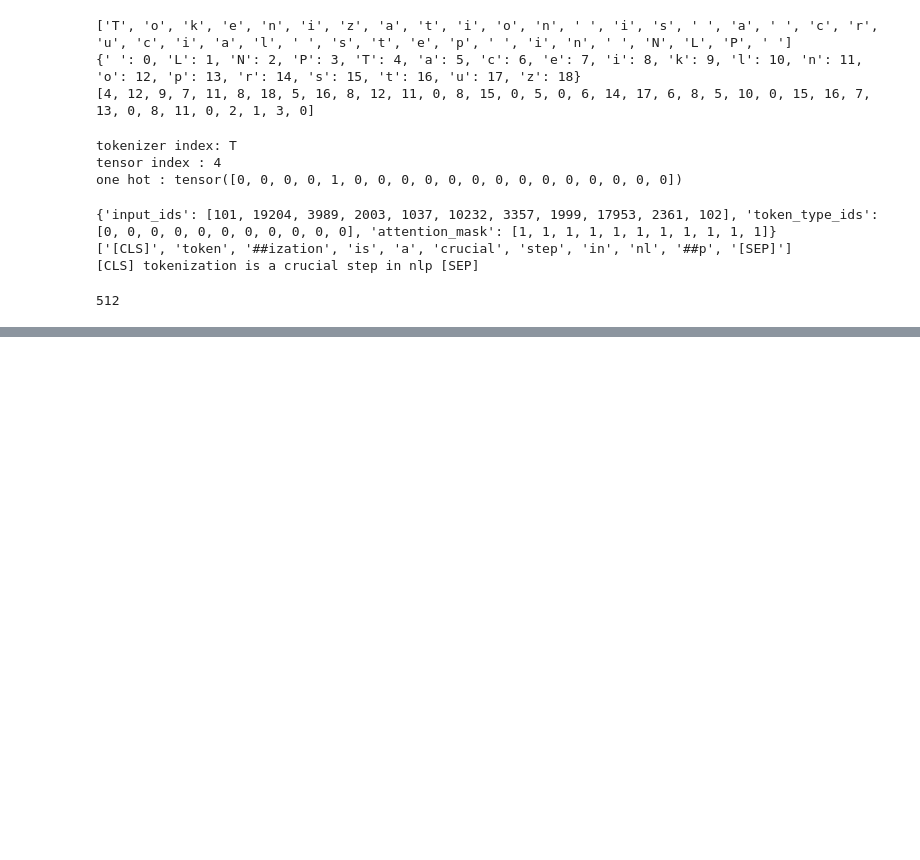
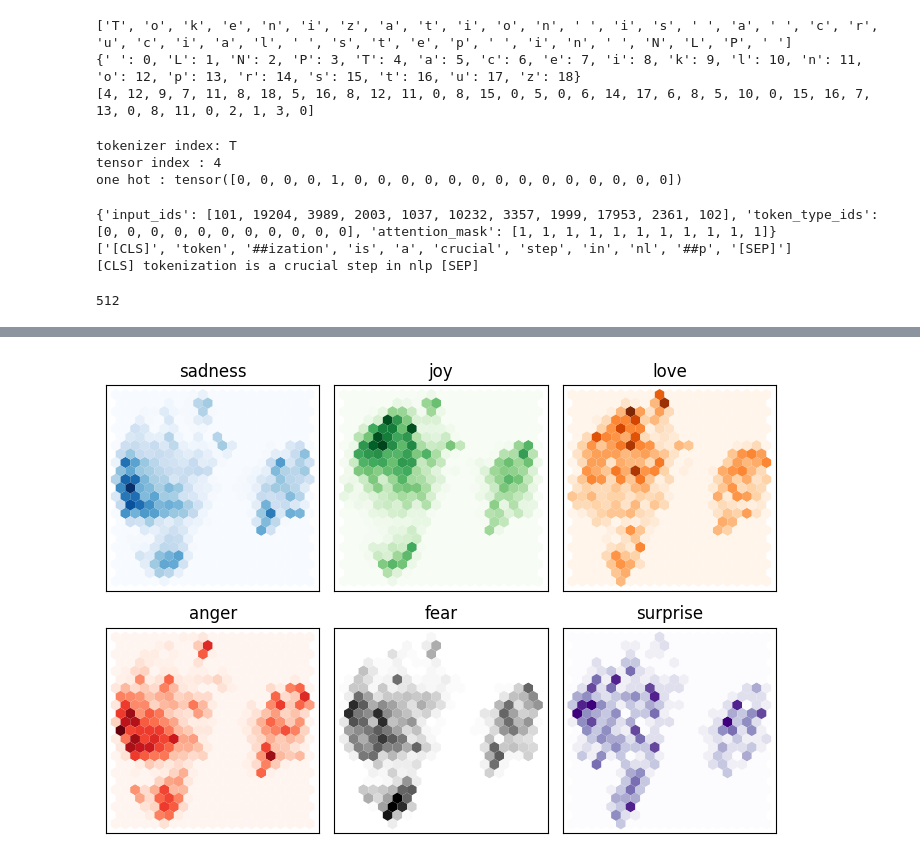
Before and after one commit to Dennischegemwangi/code-base, a Jupyter notebook: Text_classification.ipynb, the cells around one changed output, grey strips where cells are left out. Drawn from its saved outputs; the diff is of its cells as text; code cells hidden in the pictures; blank space fills up the shorter version.

```diff
--- a/Text_classification.ipynb
+++ b/Text_classification.ipynb
@@ -137,0 +138,6 @@ print(my_data)
+# %%
+#transormer as feature extractor
+from transformers import AutoModel
+model_ckpt = "Distilbert-base-uncased"
+device = torch.device("cuda" if torch.cuda.is_available() else "cpu")
+model = AutoModel.from_pretrained(model_ckpt).to(device)
@@ -137,0 +200,9 @@ print(my_data)
+# %%
+#Creating feature matrix
+import numpy as np
+x_train = np.array(emotions_hidden["train"]["hidden state"])
+x_valid = np.array(emotions_hidden["validation"]["hidden state"])
+y_train = np.array(emotions_hidden["train"]["label"])
+y_valid = np.array(emotions_hidden["validation"]["label"])
+
+x_train.shape,x_valid.shape
@@ -137,0 +211,10 @@ print(my_data)
+# %%
+#visualizing the training set(hidden state)
+from umap import UMAP
+from sklearn.preprocessing import MinMaxScaler
+x_scaled = MinMaxScaler(). fit_transform(x_train)
+
+mapper = UMAP (n_components = 2, metric = "cosine").fit(x_scaled)
+df_emb = pd.DataFrame(mapper.embedding_, columns=["x","y"])
+df_emb["label"] = y_train
+df_emb.head()
@@ -137,0 +228,19 @@ print(my_data)
+# %%
+#plotting the density points
+fig,axes =plt.subplots(2,3 ,figsize =( 7,5 ))
+axes = axes.flatten()
+camps = ["Blues","Greens","Oranges","Reds","Greys","Purples"]
+labels = emotions["train"]. features["label"].names
+
+
+for i ,(cmap,label) in enumerate (zip(camps,labels)):
+    df_emb_sub = df_emb.query(f"label == {i}")
+    axes[i].hexbin(df_emb_sub["x"],df_emb_sub["y"],cmap = cmap,gridsize = 20,linewidths = (0,))
+
+    axes[i].set_title(label)
+    axes[i].set_xticks([]),axes[i].set_yticks([])
+
+plt.tight_layout()
+plt.show()
+# %% [output]
+[figure, added]
```
Also changed, not shown: parts of 8 cells of this notebook.
